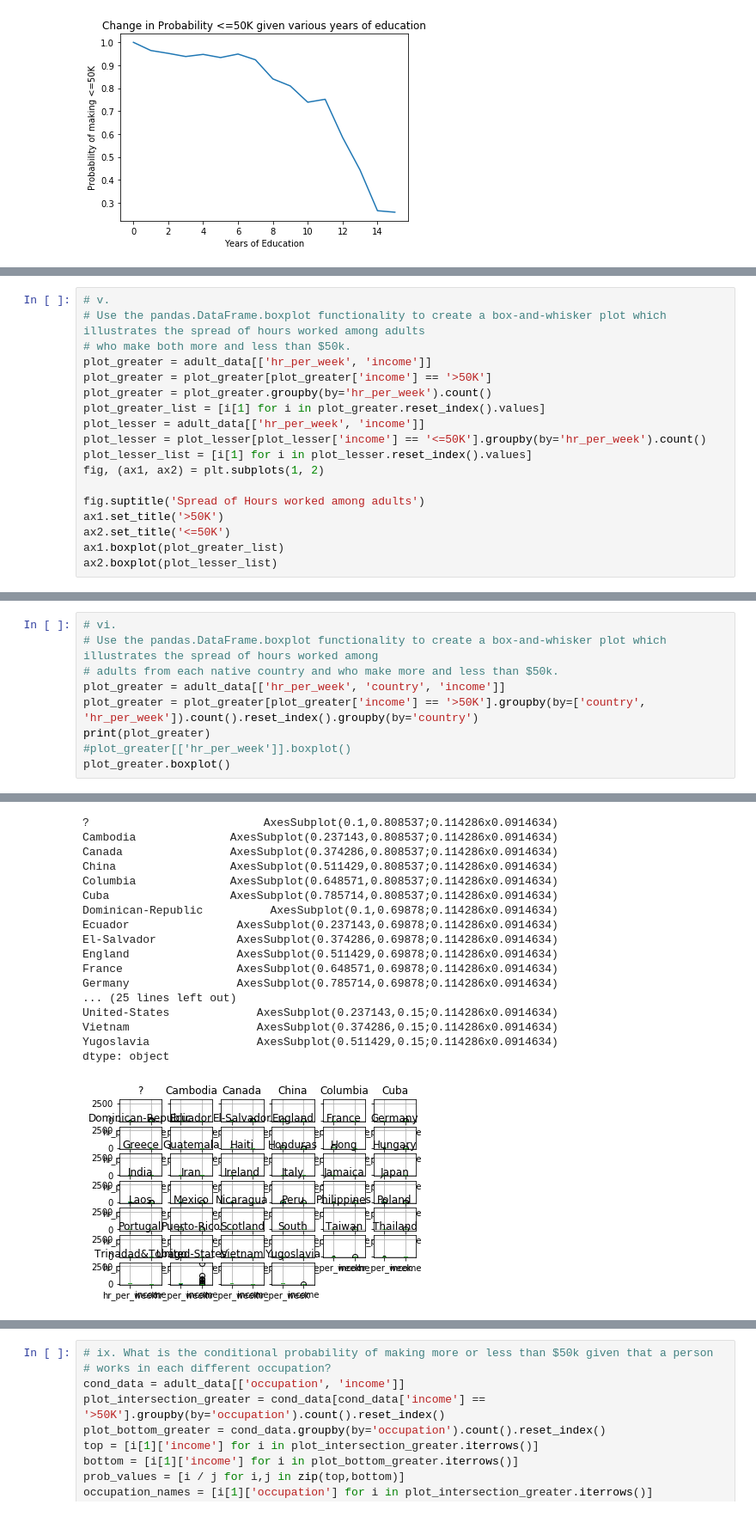
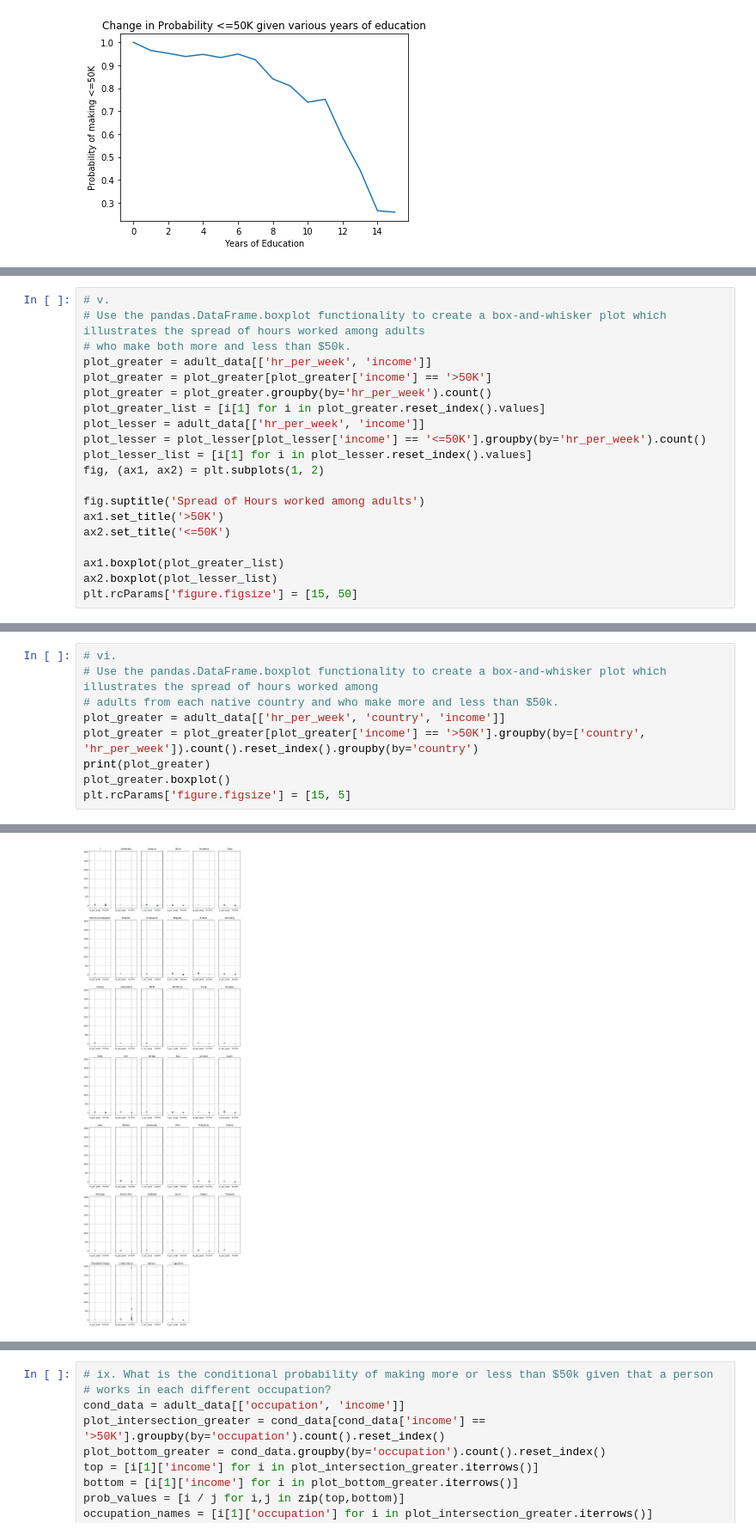
Before and after one commit to spa542/COSC311, a Jupyter notebook: Lab4/Lab4.ipynb, the cells around one changed output, grey strips where cells are left out. Shown at 86% size. Cells and saved outputs as stored; diff of their text form.

```diff
--- a/Lab4/Lab4.ipynb
+++ b/Lab4/Lab4.ipynb
@@ -131,6 +139,8 @@ fig, (ax1, ax2) = plt.subplots(1, 2)
 fig.suptitle('Spread of Hours worked among adults')
 ax1.set_title('>50K')
 ax2.set_title('<=50K')
+
 ax1.boxplot(plot_greater_list)
 ax2.boxplot(plot_lesser_list)
+plt.rcParams['figure.figsize'] = [15, 50]
 # %% [output]
@@ -146,29 +148,12 @@ ax2.boxplot(plot_lesser_list)
 # %%
 # vi.
 # Use the pandas.DataFrame.boxplot functionality to create a box-and-whisker plot which illustrates the spread of hours worked among
 # adults from each native country and who make more and less than $50k.
 plot_greater = adult_data[['hr_per_week', 'country', 'income']]
 plot_greater = plot_greater[plot_greater['income'] == '>50K'].groupby(by=['country', 'hr_per_week']).count().reset_index().groupby(by='country')
 print(plot_greater)
-#plot_greater[['hr_per_week']].boxplot()
 plot_greater.boxplot()
+plt.rcParams['figure.figsize'] = [15, 5]
 # %% [output]
 <pandas.core.groupby.groupby.DataFrameGroupBy object at 0x...>
-?                          AxesSubplot(0.1,0.808537;0.114286x0.0914634)
-Cambodia              AxesSubplot(0.237143,0.808537;0.114286x0.0914634)
-Canada                AxesSubplot(0.374286,0.808537;0.114286x0.0914634)
-China                 AxesSubplot(0.511429,0.808537;0.114286x0.0914634)
-Columbia              AxesSubplot(0.648571,0.808537;0.114286x0.0914634)
-Cuba                  AxesSubplot(0.785714,0.808537;0.114286x0.0914634)
-Dominican-Republic          AxesSubplot(0.1,0.69878;0.114286x0.0914634)
-Ecuador                AxesSubplot(0.237143,0.69878;0.114286x0.0914634)
-El-Salvador            AxesSubplot(0.374286,0.69878;0.114286x0.0914634)
-England                AxesSubplot(0.511429,0.69878;0.114286x0.0914634)
-France                 AxesSubplot(0.648571,0.69878;0.114286x0.0914634)
-Germany                AxesSubplot(0.785714,0.69878;0.114286x0.0914634)
-... (25 lines left out)
-United-States             AxesSubplot(0.237143,0.15;0.114286x0.0914634)
-Vietnam                   AxesSubplot(0.374286,0.15;0.114286x0.0914634)
-Yugoslavia                AxesSubplot(0.511429,0.15;0.114286x0.0914634)
-dtype: object
-[figure, old version]
+[figure, new version]
```
Also changed, not shown: parts of 6 cells of this notebook.
